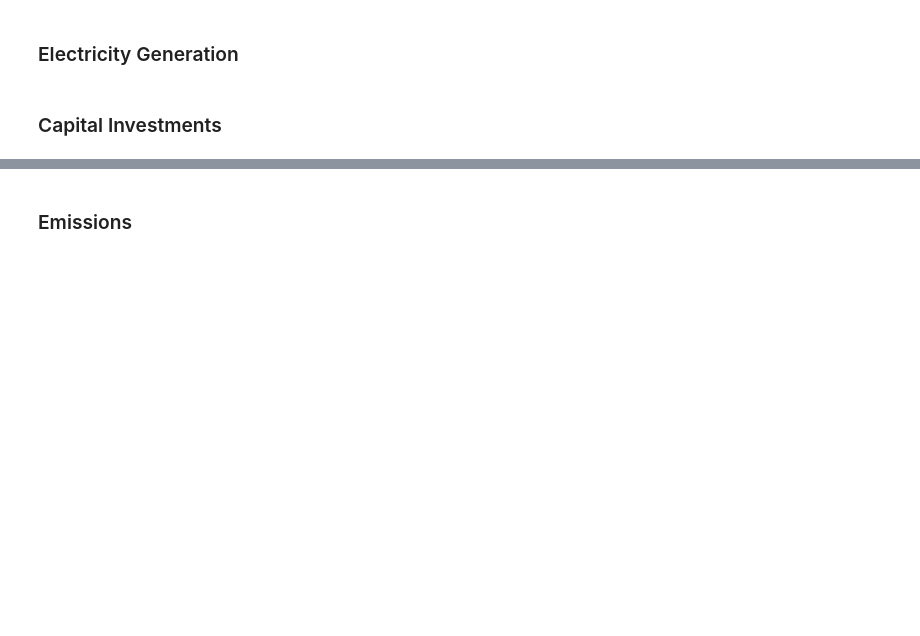
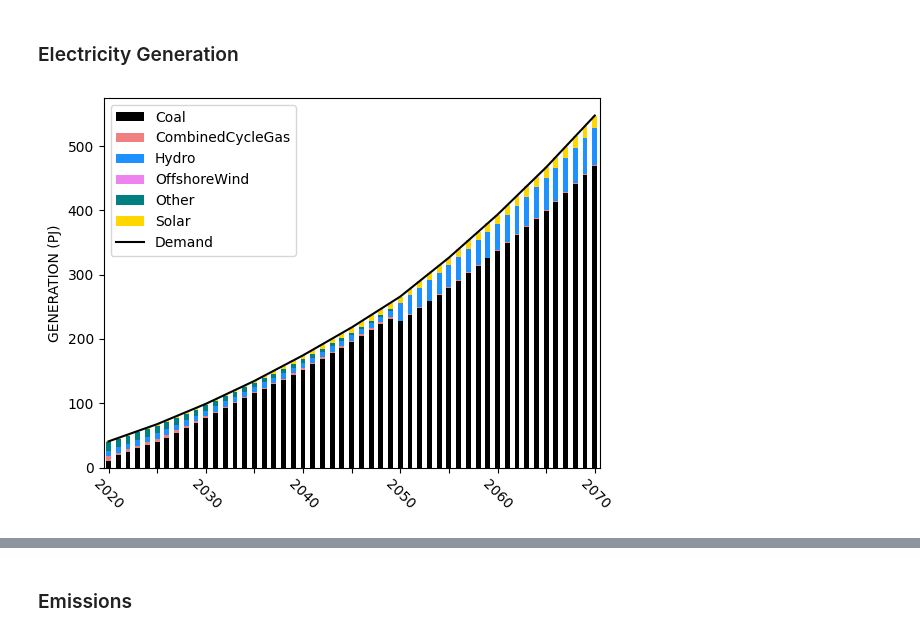
Before and after one commit to KTH-dESA/esom_gsa, a Jupyter notebook: paper/Model_Three/model_three.ipynb, the cells around one changed output, grey strips where cells are left out. Drawn from its saved outputs; the diff is of its cells as text; code cells hidden in the pictures; blank space fills up the shorter version.

```diff
--- a/paper/Model_Three/model_three.ipynb
+++ b/paper/Model_Three/model_three.ipynb
@@ -63,28 +135,27 @@ def add_legend_line(legend):
 # %%
 production_annual_2 = production_annual.pivot(index='YEAR',columns='TECHNOLOGY',values='VALUE')
 
 ax = production_annual_2.plot.bar(
     stacked=True,
-    legend='reverse',
-    color=['tab:orange','tab:blue']
+    color=colour_map_full_name
 )
 
 xticks = ax.get_xticks()
 
 demand['VALUE'].plot(
     x=xticks,
     ax=ax,
     color='k')
 
 ax.set_ylabel('GENERATION (PJ)')
 ax.set_xlabel('')
 plt.locator_params(axis='x', nbins=11)
 plt.xticks(rotation = -45)
 
 for label in ax.xaxis.get_ticklabels()[1::2]:
     label.set_visible(False)
 
 legend = ax.legend()
 add_legend_line(legend)
+# %% [output]
+[figure, added]
-# %% [markdown]
-### Capital Investments
```
Also changed, not shown: parts of 9 cells of this notebook, 4 other files.
